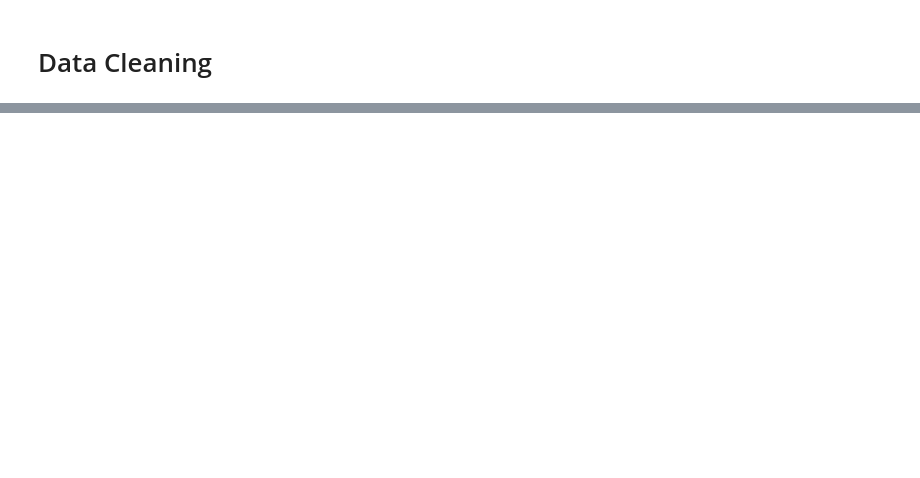
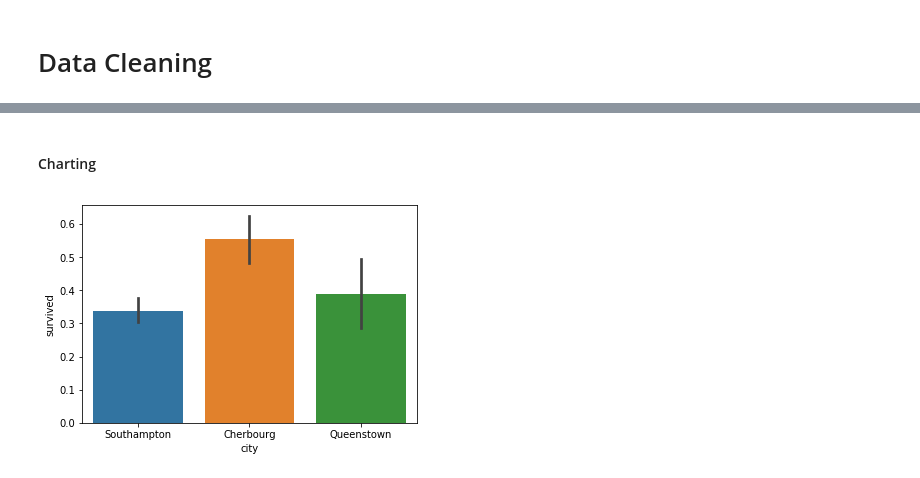
Before and after one commit to braddillon/jupyter_pandas_intro, a Jupyter notebook: JupyterPandas Intro1.ipynb, the cells around one changed output, grey strips where cells are left out. Cells and saved outputs as stored; diff of their text form; code cells hidden in the pictures; blank space fills up the shorter version.

```diff
--- a/JupyterPandas Intro1.ipynb
+++ b/JupyterPandas Intro1.ipynb
@@ -225,3 +237,10 @@ Python/Pandas is preferable to a serious data person for 4 major reasons:<br />
     * geoPy (Python client for third-party geocoders)
 # %% [markdown]
 # Data Cleaning
+# %%
+# Pulling data from web
+df2 = pd.read_csv("https://raw.githubusercontent.com/pcsanwald/kaggle-titanic/master/train.csv", sep=",")
+
+# Local pull instead
+#df2 = pd.read_csv('./data/titanic_train.csv')
+df2.head(10)
@@ -227,0 +281,3 @@ Python/Pandas is preferable to a serious data person for 4 major reasons:<br />
+# %%
+df2.age.fillna(value=df2.age.mean(), inplace=True)
+df2.embarked.fillna(value=(df2.embarked.value_counts().idxmax()), inplace=True)
@@ -227,0 +306,2 @@ Python/Pandas is preferable to a serious data person for 4 major reasons:<br />
+# %%
+df2.drop(['cabin', 'name', 'ticket'], axis=1, inplace=True)
@@ -227,0 +315,2 @@ Python/Pandas is preferable to a serious data person for 4 major reasons:<br />
+# %%
+df2['city'] = df2['embarked'].map({'S':'Southampton', 'C':'Cherbourg', 'Q':'Queenstown'})
@@ -227,0 +331,7 @@ Python/Pandas is preferable to a serious data person for 4 major reasons:<br />
+# %% [markdown]
+#### Charting
+# %%
+sns.barplot(x='city', y='survived', data=df2)
+plt.show()
+# %% [output]
+[figure, added]
```
Also changed, not shown: parts of 27 cells of this notebook, 1 other file.
